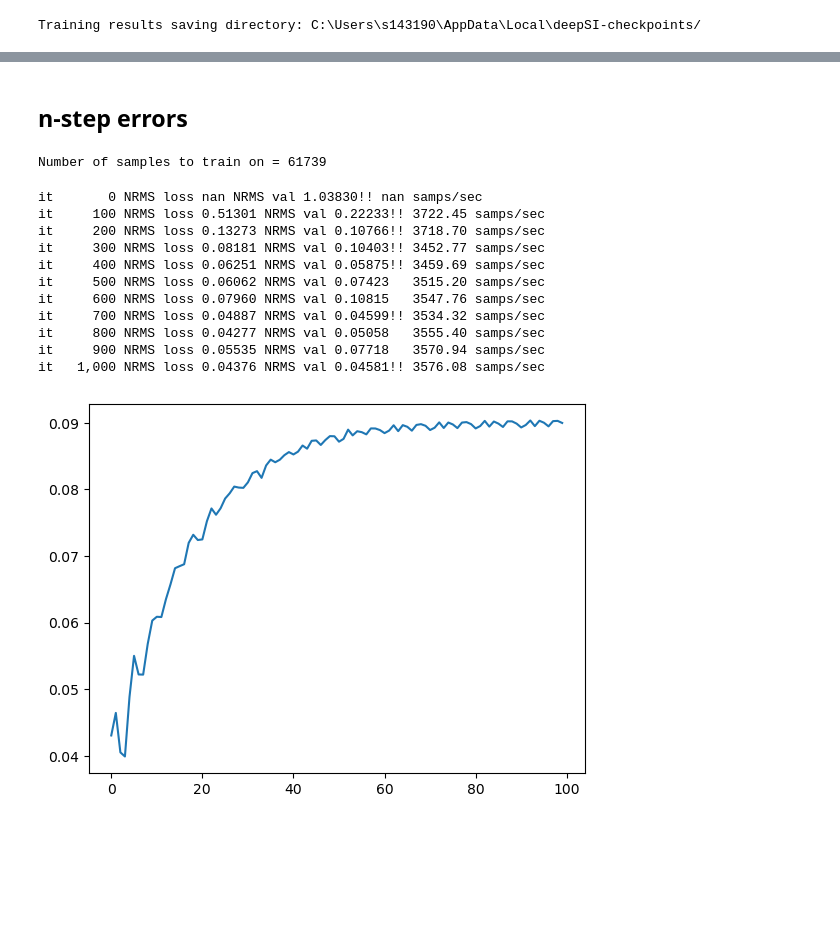
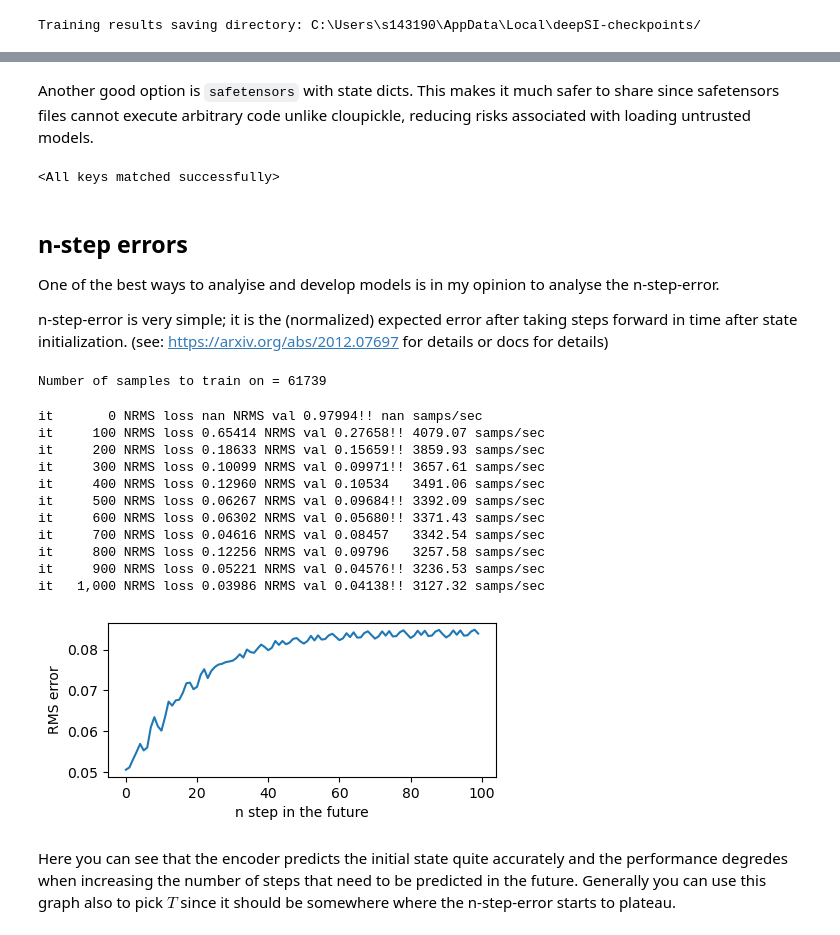
Before and after one commit to GerbenBeintema/deepSI_lite, a Jupyter notebook: examples/Demonstration deepSI_lite.ipynb, the cells around one changed output, grey strips where cells are left out. Saved outputs shown, nothing was run; the diff lists cells and outputs as text; code cells hidden in the pictures; blank space fills up the shorter version.

```diff
--- a/examples/Demonstration deepSI_lite.ipynb
+++ b/examples/Demonstration deepSI_lite.ipynb
@@ -33,20 +33,19 @@ If you want to use zero-mean, std one normalization you can use `get_nu_ny_and_a
 
 This can be used to initilize the SUBNET method (https://arxiv.org/abs/2012.07697, https://www.sciencedirect.com/science/article/pii/S0005109823003710) as seen below.
 # %%
-from deepSI_lite import SUBNET, get_nu_ny_and_auto_norm
+import deepSI_lite as dsi
 import torch
 
 nx, nb, na = 2, 5, 5
-nu, ny, norm = get_nu_ny_and_auto_norm(train)
-torch.manual_seed(0)
-model = SUBNET(nu, ny, norm, nx=nx, nb=nb, na=na)
+nu, ny, norm = dsi.get_nu_ny_and_auto_norm(train)
+torch.manual_seed(1)
+model = dsi.SUBNET(nu, ny, norm, nx=nx, nb=nb, na=na)
 # this model has four components:
 # print(model.f)
 # print(model.h)
 # print(model.encoder)
 
-r = lambda *x: torch.randn(*x)
-x = r(1,model.nx)
-u = r(1)
+x = torch.randn(1,model.nx) # 1 batch size and nx state vector size
+u = torch.randn(1) #1 batch size and 'scalar' input size
 print(f'{model.f(x, u) = }') #the components can be evaluated in desired point
 # %% [output]
@@ -92,5 +80,4 @@ You can also use `fit_minimal_implementation` which is a much smaller function b
 # %%
-from deepSI_lite.fitting import fit, fit_minimal_implementation
-fit_result = fit(model, train=train[:900], val=train[900:], n_its=1_001, T=30, batch_size=64, val_freq=100)
+train_dict = dsi.fit(model, train=train[:900], val=train[900:], n_its=1_000, T=30, batch_size=64, val_freq=100)
 # %% [output]
 Number of samples to train on = 866
@@ -137,8 +125,6 @@ where $\psi$ is the encoder that initializes the state.
 # %%
 import deepSI_lite as dsi
 import torch
-from deepSI_lite.models import SUBNET_CT
-from deepSI_lite.fitting import fit
 from nonlinear_benchmarks import Cascaded_Tanks
 from deepSI_lite.networks import euler_integrator, rk4_integrator, rk45_integrator
 train, test = Cascaded_Tanks()
@@ -147,5 +133,5 @@ nx, nb, na = 2, 5, 5
 nu, ny, norm = dsi.get_nu_ny_and_auto_norm(train)
 torch.manual_seed(0)
 model_CT = dsi.SUBNET_CT(nu, ny, norm, nx=2, na=4, nb=4, integrator=euler_integrator)
-train_dict = dsi.fit(model_CT, train, test, 1001, T=60, val_freq=20)
+train_dict = dsi.fit(model_CT, train[:900], test[900:], n_its=1000, T=30, val_freq=50)
 # %% [output]
@@ -350,7 +360,5 @@ If you set a manual seed before creating the model than the results is always th
 # %%
-from deepSI_lite.models import SUBNET_LPV, SUBNET, SUBNET_CT
-from deepSI_lite.normalization import Norm, get_nu_ny_and_auto_norm
-from deepSI_lite.fitting import fit
+import deepSI_lite as dsi
 from nonlinear_benchmarks import Silverbox
 import numpy as np
 import torch
@@ -359,12 +367,12 @@ train_val, tests = Silverbox()
 test = tests[0]
 s = int(0.95*len(train_val))
 train, val = train_val[:s], train_val[s:]
-nu, ny, norm = get_nu_ny_and_auto_norm(train_val)
+nu, ny, norm = dsi.get_nu_ny_and_auto_norm(train_val)
 
 for _ in range(2):
     torch.manual_seed(0)
-    subnet = SUBNET(nu, ny, norm, nx=4, nb=20, na=20)
-    fit_res_subnet = fit(subnet, train, val, n_its=100, val_freq=10)
+    subnet = dsi.SUBNET(nu, ny, norm, nx=4, nb=20, na=20)
+    fit_res_subnet = dsi.fit(subnet, train, val, n_its=100, val_freq=10)
 # %% [output]
 Number of samples to train on = 61739
 it       0 NRMS loss nan NRMS val 0.99626!! nan samps/sec
@@ -527,5 +547,25 @@ Training results saving directory: C:\Users\s143190\AppData\Local\deepSI-checkpo
+# %% [markdown]
+Another good option is `safetensors` with state dicts. This makes it much safer to share since safetensors files cannot execute arbitrary code unlike cloupickle, reducing risks associated with loading untrusted models.
+# %%
+from safetensors.torch import save_file
+import deepSI_lite as dsi
+model = dsi.SUBNET(nu='scalar', ny='scalar', norm=dsi.Norm(0,1,0,1), nx=2, na=4, nb=4)
+save_file(model.state_dict(), "model_state-1.safetensors")
+del model
+
+from safetensors.torch import load_file
+model = dsi.SUBNET(nu='scalar', ny='scalar', norm=dsi.Norm(0,1,0,1), nx=2, na=4, nb=4) #recreate the model structure
+state = load_file("model_state-1.safetensors")
+model.load_state_dict(state) #load the parameters
+# %% [output]
+<All keys matched successfully>
 # %% [markdown]
 ## n-step errors
+
+One of the best ways to analyise and develop models is in my opinion to analyse the n-step-error.
+
+n-step-error is very simple; it is the (normalized) expected error after taking
+ steps forward in time after state initialization. (see: https://arxiv.org/abs/2012.07697 for details or docs for details)
 # %%
 import deepSI_lite as dsi
 import nonlinear_benchmarks as nlb
@@ -540,15 +580,15 @@ model = dsi.models.SUBNET(nu, ny, dsi.Norm(0, 1, 0, 1), nx=4)
 train_dict = dsi.fit(model, train, val, n_its=1001, val_freq=100)
 # %% [output]
 Number of samples to train on = 61739
-it       0 NRMS loss nan NRMS val 1.03830!! nan samps/sec
-it     100 NRMS loss 0.51301 NRMS val 0.22233!! 3722.45 samps/sec
-it     200 NRMS loss 0.13273 NRMS val 0.10766!! 3718.70 samps/sec
-it     300 NRMS loss 0.08181 NRMS val 0.10403!! 3452.77 samps/sec
-it     400 NRMS loss 0.06251 NRMS val 0.05875!! 3459.69 samps/sec
-it     500 NRMS loss 0.06062 NRMS val 0.07423   3515.20 samps/sec
-it     600 NRMS loss 0.07960 NRMS val 0.10815   3547.76 samps/sec
-it     700 NRMS loss 0.04887 NRMS val 0.04599!! 3534.32 samps/sec
-it     800 NRMS loss 0.04277 NRMS val 0.05058   3555.40 samps/sec
-it     900 NRMS loss 0.05535 NRMS val 0.07718   3570.94 samps/sec
-it   1,000 NRMS loss 0.04376 NRMS val 0.04581!! 3576.08 samps/sec
+it       0 NRMS loss nan NRMS val 0.97994!! nan samps/sec
+it     100 NRMS loss 0.65414 NRMS val 0.27658!! 4079.07 samps/sec
+it     200 NRMS loss 0.18633 NRMS val 0.15659!! 3859.93 samps/sec
+it     300 NRMS loss 0.10099 NRMS val 0.09971!! 3657.61 samps/sec
+it     400 NRMS loss 0.12960 NRMS val 0.10534   3491.06 samps/sec
+it     500 NRMS loss 0.06267 NRMS val 0.09684!! 3392.09 samps/sec
+it     600 NRMS loss 0.06302 NRMS val 0.05680!! 3371.43 samps/sec
+it     700 NRMS loss 0.04616 NRMS val 0.08457   3342.54 samps/sec
+it     800 NRMS loss 0.12256 NRMS val 0.09796   3257.58 samps/sec
+it     900 NRMS loss 0.05221 NRMS val 0.04576!! 3236.53 samps/sec
+it   1,000 NRMS loss 0.03986 NRMS val 0.04138!! 3127.32 samps/sec
 # %%
@@ -558,7 +598,12 @@ with torch.no_grad():
     yfuture_pred = model(upast[ids], ypast[ids], ufuture[ids])
 # %%
 RMS_time = ((yfuture_pred - yfuture[ids])**2).mean(0)**0.5
+plt.figure(figsize=(5,2))
 plt.plot(RMS_time)
+plt.xlabel('n step in the future')
+plt.ylabel('RMS error')
 plt.show()
 # %% [output]
-[figure, old version]
+[figure, new version]
+# %% [markdown]
+Here you can see that the encoder predicts the initial state quite accurately and the performance degredes when increasing the number of steps that need to be predicted in the future. Generally you can use this graph also to pick $T$ since it should be somewhere where the n-step-error starts to plateau.
```
Also changed, not shown: parts of 22 cells of this notebook, 6 other files.
